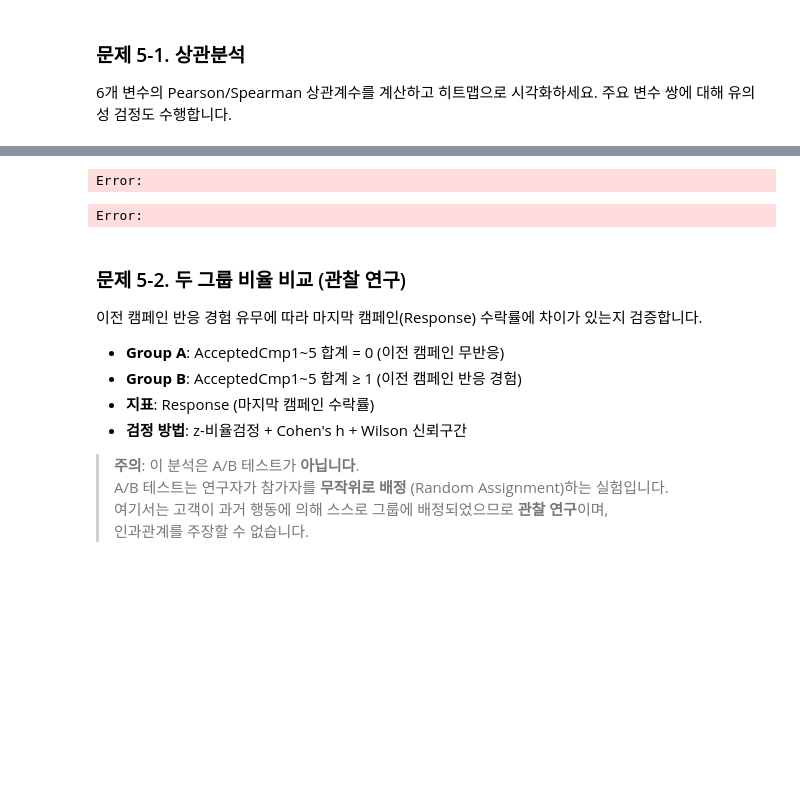
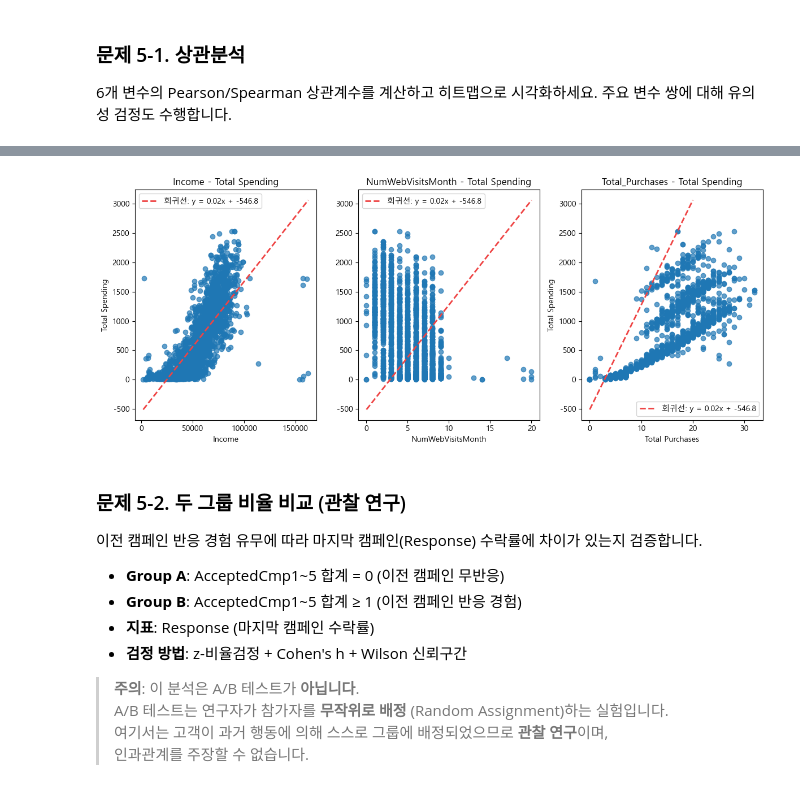
Before and after one commit to sparta-data11-statistics-practice/practice-01-descriptive-statistics-lch092420, a Jupyter notebook: practice_comprehensive_lch.ipynb, the cells around one changed output, grey strips where cells are left out. Cells and saved outputs as stored; diff of their text form; code cells hidden in the pictures; blank space fills up the shorter version.

```diff
--- a/practice_comprehensive_lch.ipynb
+++ b/practice_comprehensive_lch.ipynb
@@ -979,10 +1056,48 @@ Error:
 # %%
 # TODO 5-1(d): 주요 변수 쌍 산점도 + 추세선 (1×3 서브플롯)
 # 대상: (Income, Total_Spending), (NumWebVisitsMonth, Total_Spending), (Total_Spending, Total_Purchases)
 # np.polyfit()으로 1차 추세선을 그리세요
+
+fig, ax = plt.subplots(1,3 , figsize = (12,5))
+
+ax[0].scatter(df['Income'], df['Total_Spending'], alpha = 0.7)
+ax[0].set_title('Income - Total Spending')
+z0 = np.polyfit(df['Income'], df['Total_Spending'],1)
+p0 = np.poly1d(z0)
+x0_line = np.linspace(df['Income'].min(), df['Income'].max(), 100)
+ax[0].plot(x0_line, p0(x0_line), color='#EF4444', linewidth=2, linestyle='--',
+        label=f'회귀선: y = {z0[0]:.2f}x + {z0[1]:.1f}')
+ax[0].legend()
+ax[0].set_xlabel('Income')
+ax[0].set_ylabel('Total Spending')
+
+ax[1].scatter(df['NumWebVisitsMonth'], df['Total_Spending'], alpha = 0.7)
+ax[1].set_title('NumWebVisitsMonth - Total Spending')
+z1 = np.polyfit(df['Income'], df['Total_Spending'],1)
+p1 = np.poly1d(z0)
+x1_line = np.linspace(df['NumWebVisitsMonth'].min(), df['NumWebVisitsMonth'].max(), 100)
+ax[1].plot(x1_line, p1(x0_line), color='#EF4444', linewidth=2, linestyle='--',
+        label=f'회귀선: y = {z1[0]:.2f}x + {z1[1]:.1f}')
+ax[1].set_xlabel('NumWebVisitsMonth')
+ax[0].set_ylabel('Total Spending')
+ax[1].legend()
+
+
+ax[2].scatter(df['Total_Purchases'], df['Total_Spending'], alpha = 0.7)
+ax[2].set_title('Total_Purchases - Total Spending')
+z2 = np.polyfit(df['Income'], df['Total_Spending'],1)
+p2 = np.poly1d(z0)
+x2_line = np.linspace(df['Total_Purchases'].min(), df['Total_Purchases'].max(), 100)
+ax[2].plot(x1_line, p1(x0_line), color='#EF4444', linewidth=2, linestyle='--',
+        label=f'회귀선: y = {z2[0]:.2f}x + {z2[1]:.1f}')
+ax[2].set_xlabel('Total Purchases')
+ax[2].set_ylabel('Total Spending')
+
+ax[2].legend()
+
+plt.tight_layout()
 # %% [output]
-Error:
-Error:
+[figure, added]
 # %% [markdown]
 ### 문제 5-2. 두 그룹 비율 비교 (관찰 연구)
 
```
Also changed, not shown: parts of 17 cells of this notebook.
